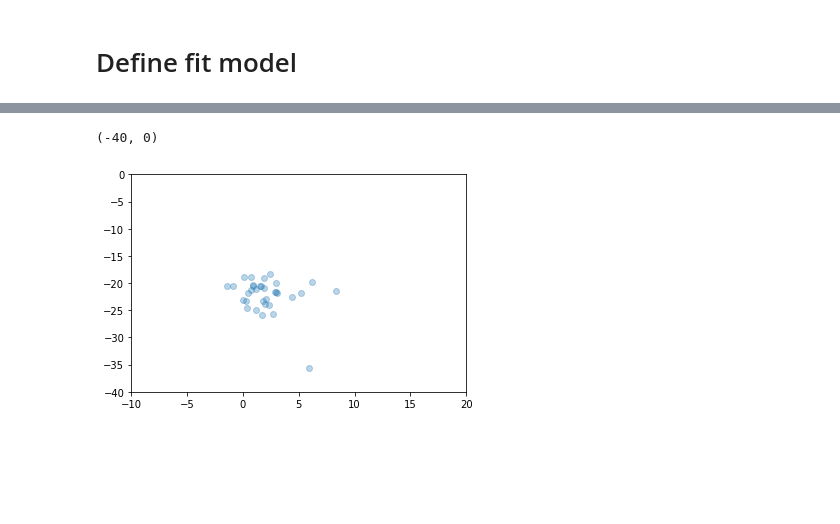
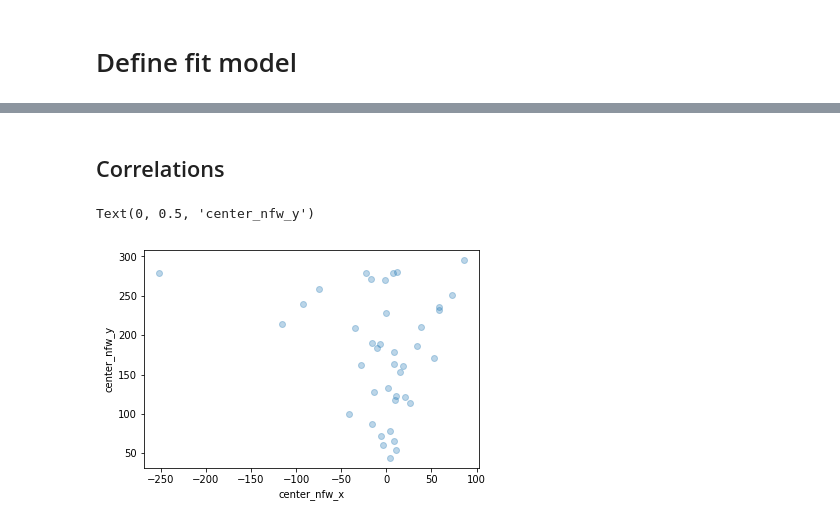
Before and after one commit to acagansengul/interlopers, a Jupyter notebook: emcee_subfit.ipynb, the cells around one changed output, grey strips where cells are left out. Drawn from its saved outputs; the diff is of its cells as text; code cells hidden in the pictures; blank space fills up the shorter version.

```diff
--- a/emcee_subfit.ipynb
+++ b/emcee_subfit.ipynb
@@ -153,7 +153,7 @@ ypixs = np.zeros([Nit,N,M]) #
 ## Specific image $-$ choose `j`, `k`
 Note that we'll be choosing one specific redshift and one specific statistic for now.
 # %%
-j = 19 # arbitrary choice (loop over redshifts)
+j = 50 # arbitrary choice (loop over redshifts)
 k = 0 # also arbitrary choice (loop over statistics)
 
 beta_ra, beta_dec = beta_ras[0], beta_decs[0]
@@ -332,0 +346,28 @@ kwargs_spep
+# %%
+keys = ['center_nfw_x', 'center_nfw_y', 'rsang', 'alphars']
+
+ndim = len(keys)
+
+means = [0,0,.16, .003]
+
+randomness = .01
+cov = 0.5 - randomness * np.random.rand(ndim**2).reshape((ndim,ndim))
+cov = np.triu(cov)
+cov += cov.T - np.diag(cov.diagonal())
+cov = np.dot(cov,cov)
+
+for i in range(ndim):
+    for j in range(ndim):
+        keys_ij = [keys[i], keys[j]]
+
+        ratio = 1
+        for key in keys_ij:
+            if key == 'rsang':
+                ratio *= .1
+            elif key == 'alphars':
+                ratio *= .01
+            else:
+                ratio *= 2
+        cov[i,j] *= ratio
+
+plt.imshow(cov); plt.colorbar(); plt.show()
@@ -332,0 +376,5 @@ kwargs_spep
+# %%
+nwalkers = 40
+p0 = means + np.sqrt(np.diag(cov)) * (np.random.rand(nwalkers, ndim)-.5)
+
+sampler = emcee.EnsembleSampler(nwalkers, ndim, log_prob, args=[])
@@ -333,3 +397,7 @@ kwargs_spep
+# %%
+%%time
+sampler.reset()
+state3 = sampler.run_mcmc(state2, 1000)
 # %%
 kwargs_lens
 # %% [output]
@@ -486,7 +505,9 @@ after, error= 10155.38920905762
+# %% [markdown]
+## Correlations
 # %%
 plt.scatter(sampler.chain[:,-1,0], sampler.chain[:,-1,1], alpha=.3)
-plt.xlim(-10,20)
-plt.ylim(-40,0)
+plt.xlabel('center_nfw_x')
+plt.ylabel('center_nfw_y')
 # %% [output]
-(-40, 0)
+Text(0, 0.5, 'center_nfw_y')
-[figure, old version]
+[figure, new version]
```
Also changed, not shown: parts of 34 cells of this notebook.
